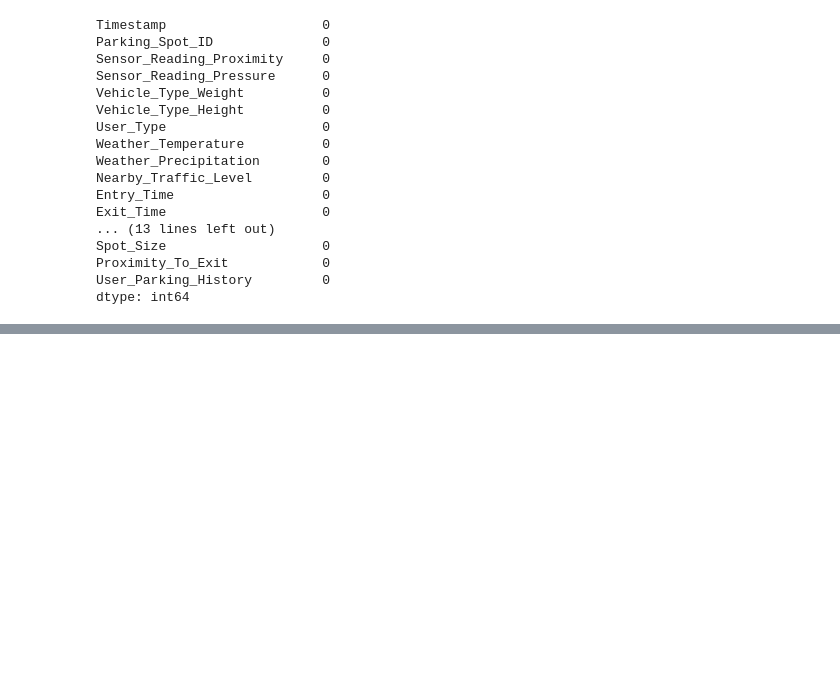
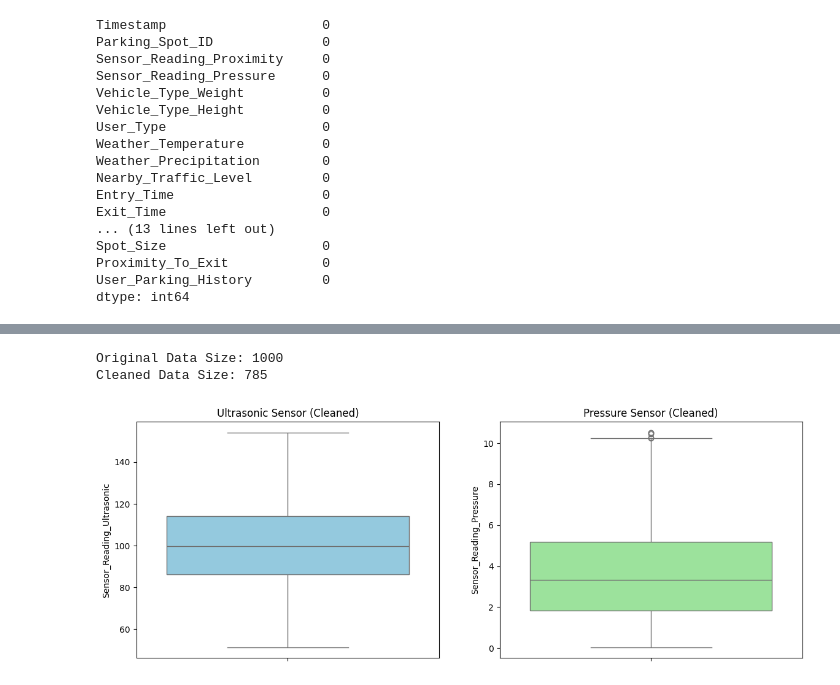
Before and after one commit to ramisar4240/Final_Year_Project, a Jupyter notebook: Parking_Availability_model_training.ipynb, the cells around one changed output, grey strips where cells are left out. Saved outputs shown, nothing was run; the diff lists cells and outputs as text; code cells hidden in the pictures; blank space fills up the shorter version.

```diff
--- a/Parking_Availability_model_training.ipynb
+++ b/Parking_Availability_model_training.ipynb
@@ -70,0 +128,28 @@ dtype: int64
+# %%
+cols_to_clean = ['Sensor_Reading_Proximity', 'Sensor_Reading_Pressure',
+                 'Vehicle_Type_Weight', 'Vehicle_Type_Height',
+                 'Weather_Temperature', 'Occupancy_Rate', 'Payment_Amount',
+                 'Sensor_Reading_Ultrasonic', 'Environmental_Noise_Level',
+                 'Proximity_To_Exit']
+
+Q1 = df[cols_to_clean].quantile(0.25)
+Q3 = df[cols_to_clean].quantile(0.75)
+IQR = Q3 - Q1
+# %%
+df_cleaned = df[~((df[cols_to_clean] < (Q1 - 1.5 * IQR)) | (df[cols_to_clean] > (Q3 + 1.5 * IQR))).any(axis=1)]
+
+print(f"Original Data Size: {len(df)}")
+print(f"Cleaned Data Size: {len(df_cleaned)}")
+# %% [output]
+Original Data Size: 1000
+Cleaned Data Size: 785
+# %%
+fig, axes = plt.subplots(1, 2, figsize=(14, 5))
+sns.boxplot(data=df_cleaned, y='Sensor_Reading_Ultrasonic', ax=axes[0], color='skyblue')
+axes[0].set_title('Ultrasonic Sensor (Cleaned)')
+
+sns.boxplot(data=df_cleaned, y='Sensor_Reading_Pressure', ax=axes[1], color='lightgreen')
+axes[1].set_title('Pressure Sensor (Cleaned)')
+plt.show()
+# %% [output]
+[figure, added]
```
Also changed, not shown: parts of 7 cells of this notebook.
